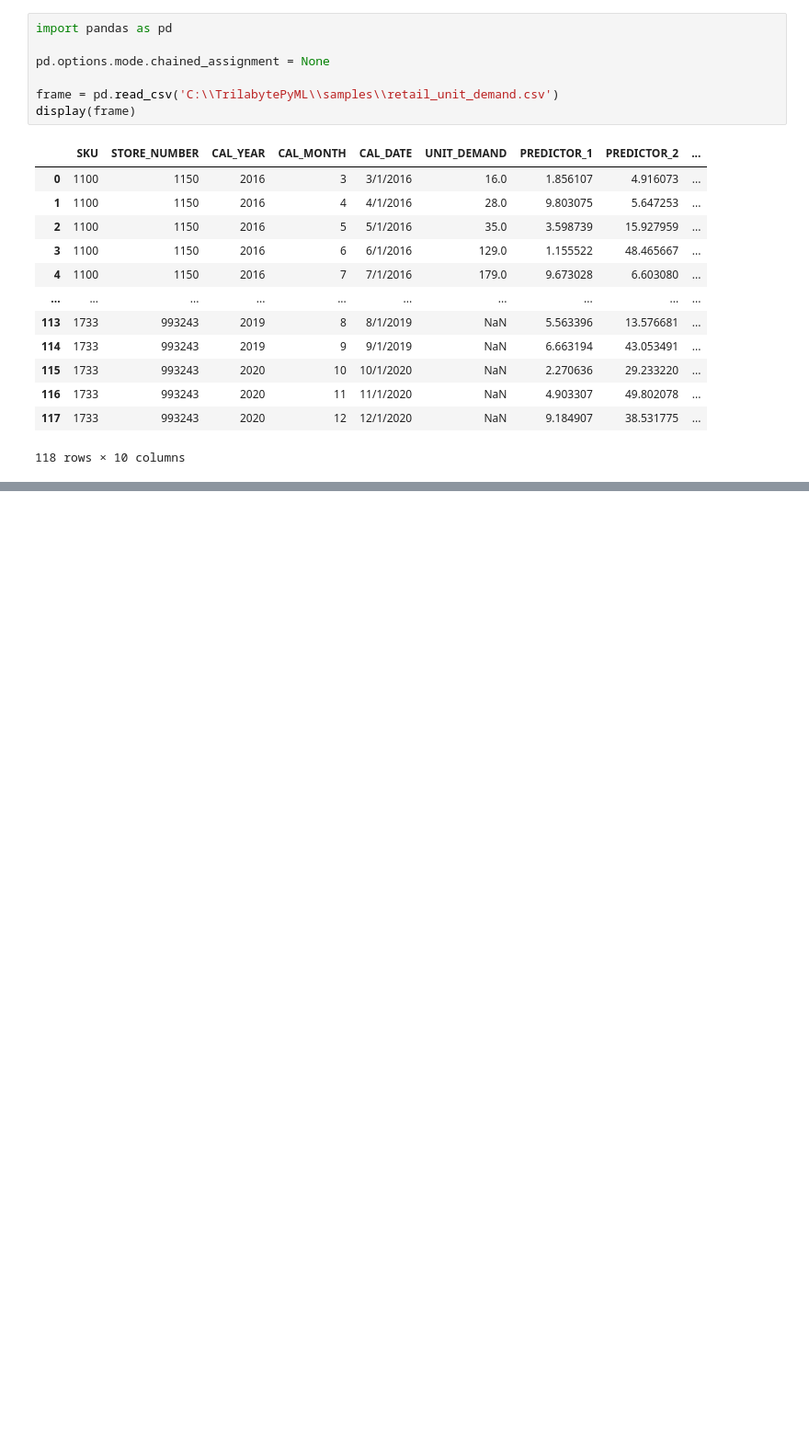
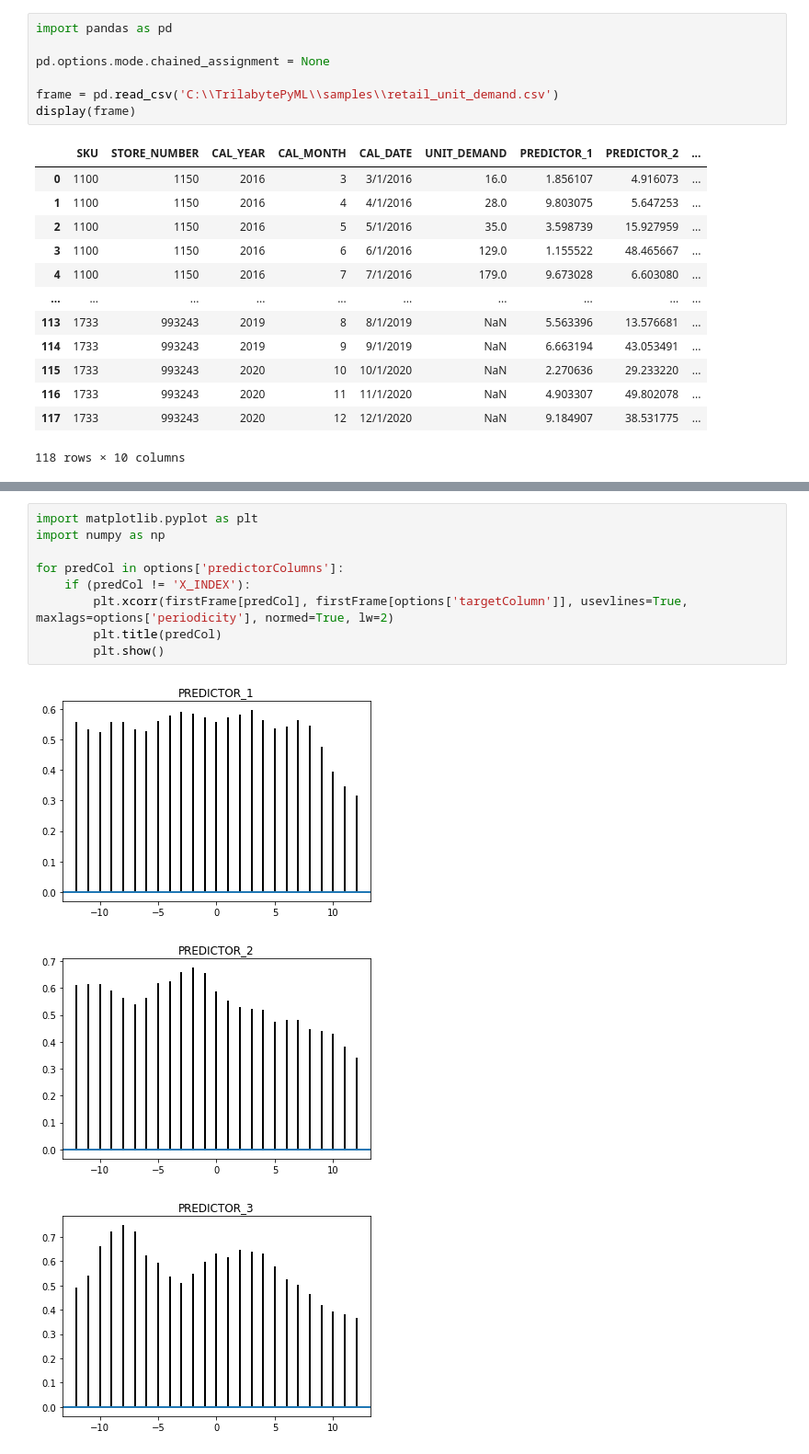
Before and after one commit to abrammoats/trilabytePyML, a Jupyter notebook: trilabytePyML/samples/Retail_Unit_Demand_Forecast.ipynb, the cells around one changed output, grey strips where cells are left out. Shown at 92% size. Cells and saved outputs as stored; diff of their text form; blank space fills up the shorter version.

```diff
--- a/trilabytePyML/samples/Retail_Unit_Demand_Forecast.ipynb
+++ b/trilabytePyML/samples/Retail_Unit_Demand_Forecast.ipynb
@@ -55,0 +75,13 @@ options['changepoints_fraction'] = 0.1 # number of change points allowed as frac
+# %%
+import matplotlib.pyplot as plt
+import numpy as np
+
+for predCol in options['predictorColumns']:
+    if (predCol != 'X_INDEX'):
+        plt.xcorr(firstFrame[predCol], firstFrame[options['targetColumn']], usevlines=True, maxlags=options['periodicity'], normed=True, lw=2)
+        plt.title(predCol)
+        plt.show()
+# %% [output]
+[figure, added]
+[figure, added]
+[figure, added]
```
Also changed, not shown: parts of 13 cells of this notebook.
